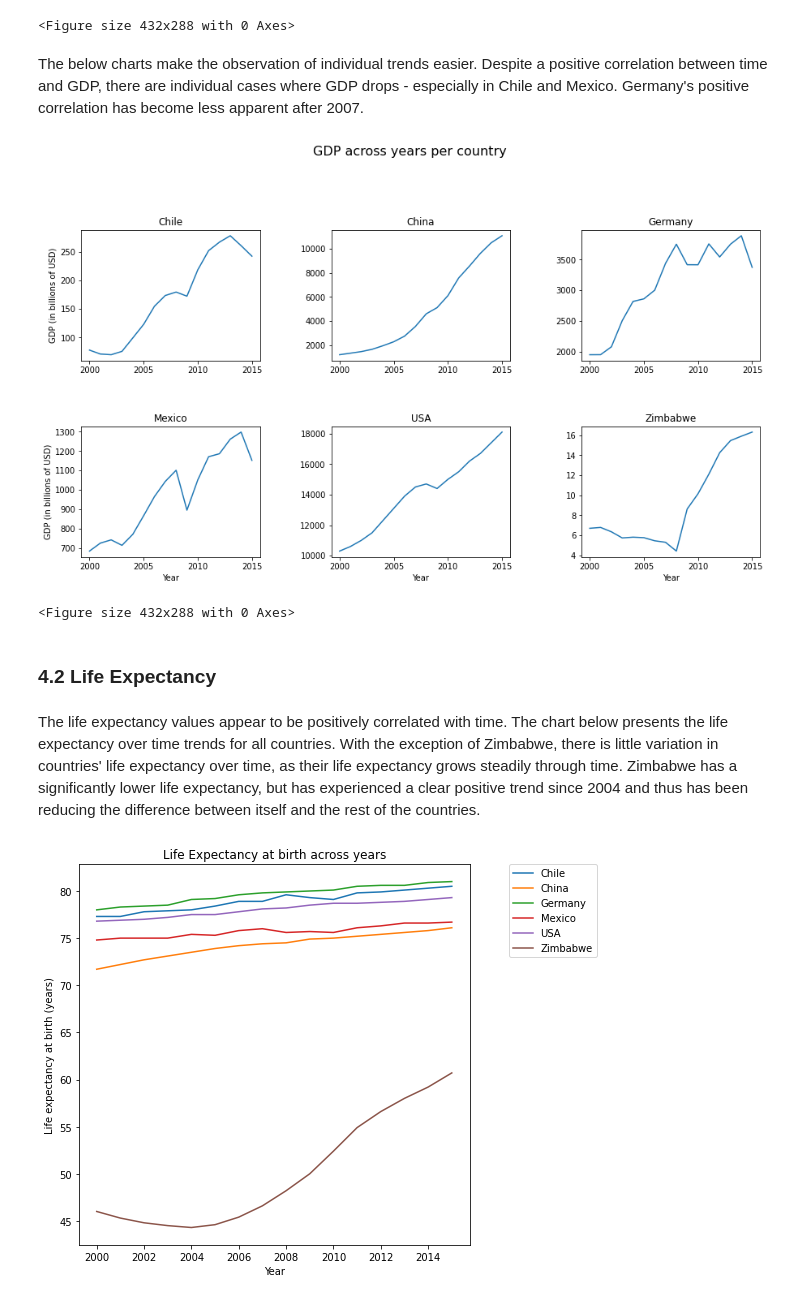
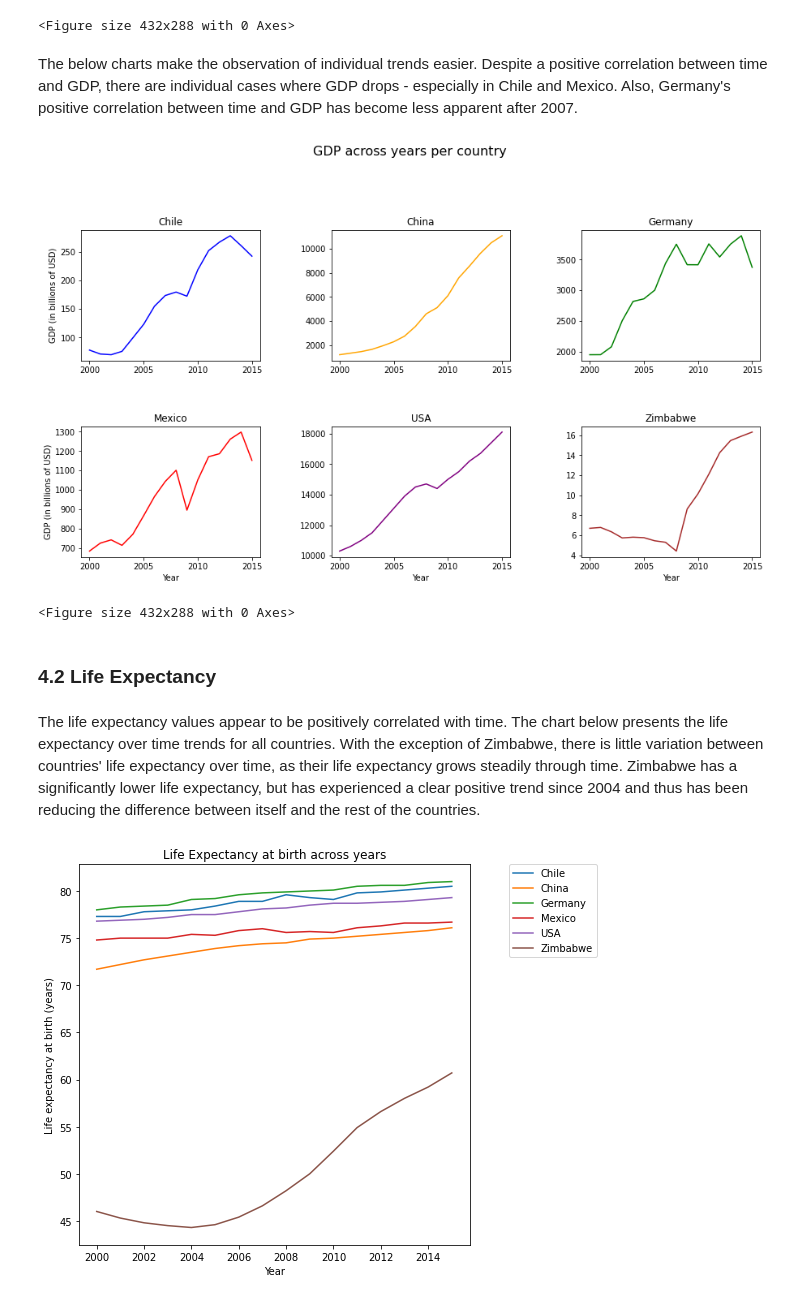
Before and after one commit to R0go/GDP_Life_Expectancy, a Jupyter notebook: life_expectancy_gdp.ipynb, the cells around one changed output. Saved outputs shown, nothing was run; the diff lists cells and outputs as text; code cells hidden in the pictures.

Commit message:
Proofreading, some rewording of the chapters and added colors to subplots

```diff
--- a/life_expectancy_gdp.ipynb
+++ b/life_expectancy_gdp.ipynb
@@ -39,6 +37,9 @@ data_file = data_file.replace({'United States of America':'USA'})
 life = 'Life expectancy at birth (years)'
 GDP = 'GDP (in billions of USD)'
 
+#Preparing a color scheme for the countries:
+colors = {'Chile':'blue', 'China':'orange', 'Germany':'green','Mexico':'red','USA':'purple','Zimbabwe':'brown'}
+
 #Checking the list of countries
 print('''###############################################
 List of countries in the dataset:''')
@@ -175,34 +176,34 @@ plt.clf()
 [figure]
 <Figure size 432x288 with 0 Axes>
 # %% [markdown]
-The below charts make the observation of individual trends easier. Despite a positive correlation between time and GDP, there are individual cases where GDP drops - especially in Chile and Mexico. Germany's positive correlation has become less apparent after 2007.
+The below charts make the observation of individual trends easier. Despite a positive correlation between time and GDP, there are individual cases where GDP drops - especially in Chile and Mexico. Also, Germany's positive correlation between time and GDP has become less apparent after 2007.
 # %%
 fig, ax = plt.subplots(figsize=(15,8))
 fig.suptitle('GDP across years per country', size=16)
 counter = 0
 for i in data_file.Country.unique():
     counter += 1
     ax = plt.subplot(2,3,counter)
     yvalues= data_file['GDP'][data_file['Country']==i]
     xvalues= data_file['Year'][data_file['Country']==i]
-    plt.plot(xvalues, yvalues)
+    plt.plot(xvalues, yvalues, color=colors[i])
     plt.title(i)
     if counter in (1, 4):
         plt.ylabel(GDP)
     if counter in (4, 5, 6):
         plt.xlabel('Year')
 
     ax.set_xticks([2000,2005,2010,2015])
 plt.subplots_adjust(hspace = 0.5, wspace = 0.4, bottom = 0.1, top = 0.8)
 plt.show()
 plt.clf()
 # %% [output]
-[figure, old version]
+[figure, new version]
 <Figure size 432x288 with 0 Axes>
 # %% [markdown]
 ### 4.2 Life Expectancy
 # %% [markdown]
-The life expectancy values appear to be positively correlated with time. The chart below presents the life expectancy over time trends for all countries. With the exception of Zimbabwe, there is little variation in countries' life expectancy over time, as their life expectancy grows steadily through time. Zimbabwe has a significantly lower life expectancy, but has experienced a clear positive trend since 2004 and thus has been reducing the difference between itself and the rest of the countries.
+The life expectancy values appear to be positively correlated with time. The chart below presents the life expectancy over time trends for all countries. With the exception of Zimbabwe, there is little variation between countries' life expectancy over time, as their life expectancy grows steadily through time. Zimbabwe has a significantly lower life expectancy, but has experienced a clear positive trend since 2004 and thus has been reducing the difference between itself and the rest of the countries.
 # %%
 plt.figure(figsize=[7,7])
 for i in data_file.Country.unique():
```
Also changed, not shown: parts of 12 cells of this notebook.
